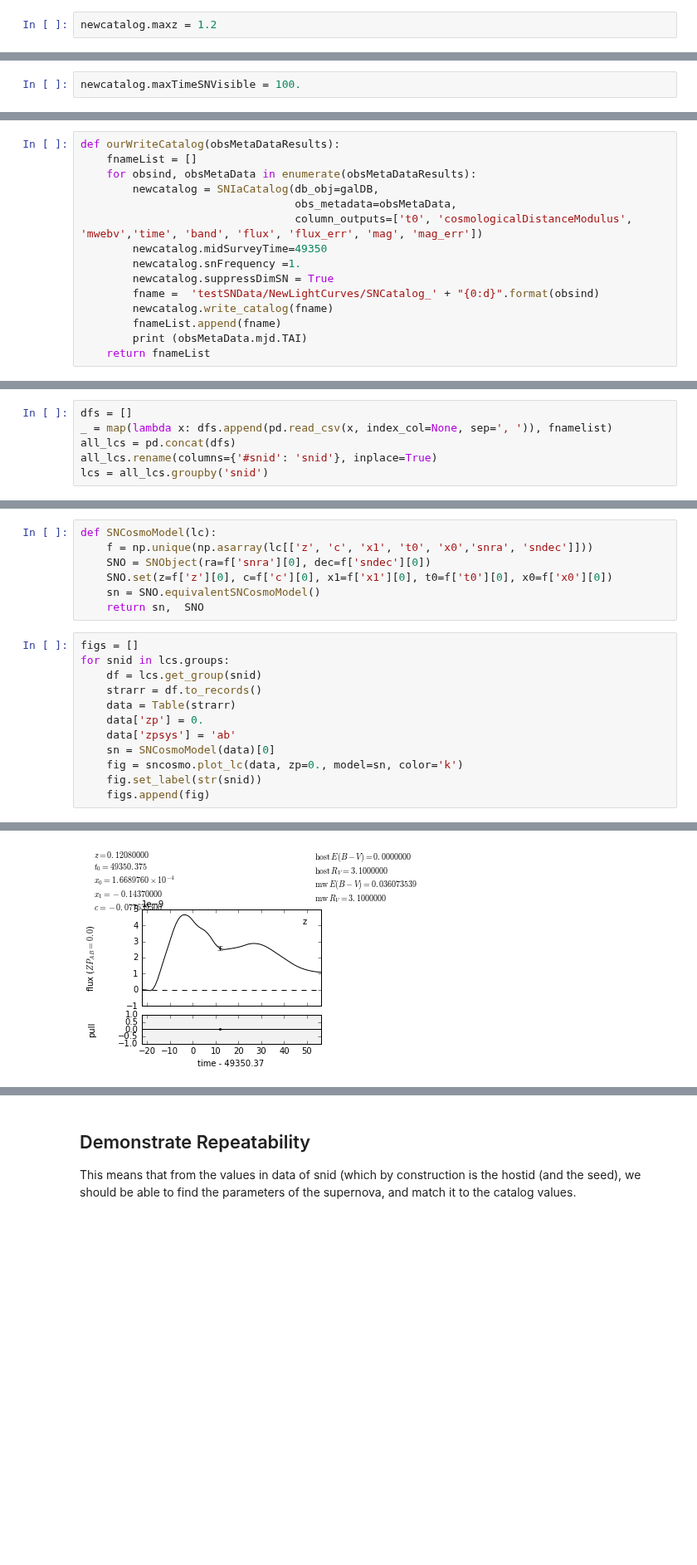
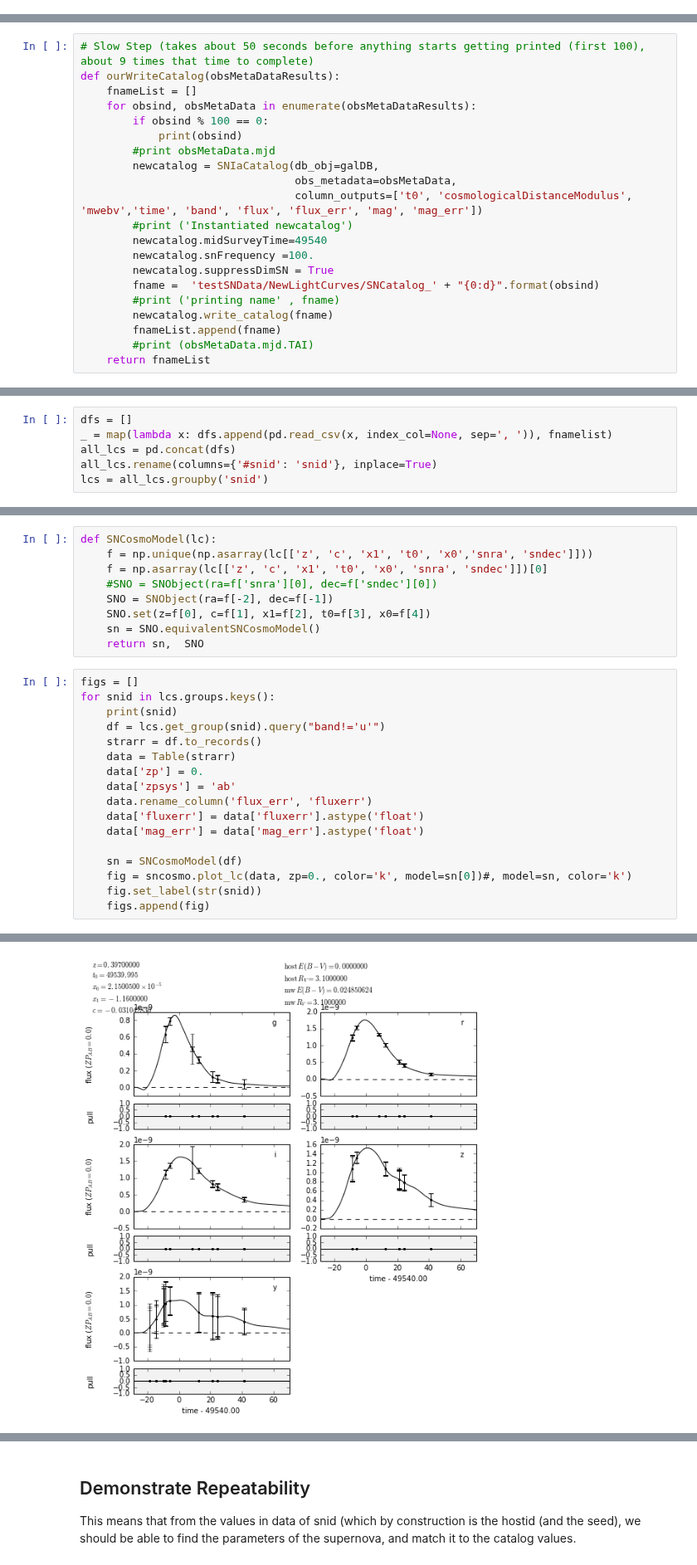
Before and after one commit to lsst-sims/legacy_sims_catUtils, a Jupyter notebook: examples/SNCatalog_example.ipynb, the cells around one changed output, grey strips where cells are left out. Shown at 83% size. Saved outputs shown, nothing was run; the diff lists cells and outputs as text; blank space fills up the shorter version.

Commit message:
SNCatalog example ipython notebook modified - more text explaining the exercise - Using OpSim 1189 (DDF 290) to get light curves 	modified:   ./examples/SNCatalog_example.ipynb

```diff
--- a/examples/SNCatalog_example.ipynb
+++ b/examples/SNCatalog_example.ipynb
@@ -301,2 +344,0 @@ print newcatalog.maxz
-# %%
-newcatalog.maxz = 1.2
@@ -307,2 +344,0 @@ newcatalog.column_outputs
-# %%
-newcatalog.maxTimeSNVisible = 100.
@@ -319,17 +345,23 @@ newcatalog.write_catalog('testSNData/NewLightCurves/NewFullCatalog.dat')
 # %%
+# Slow Step (takes about 50 seconds before anything starts getting printed (first 100), about 9 times that time to complete)
 def ourWriteCatalog(obsMetaDataResults):
     fnameList = []
     for obsind, obsMetaData in enumerate(obsMetaDataResults):
+        if obsind % 100 == 0:
+            print(obsind)
+        #print obsMetaData.mjd
         newcatalog = SNIaCatalog(db_obj=galDB,
                                  obs_metadata=obsMetaData,
                                  column_outputs=['t0', 'cosmologicalDistanceModulus', 'mwebv','time', 'band', 'flux', 'flux_err', 'mag', 'mag_err'])
-        newcatalog.midSurveyTime=49350
-        newcatalog.snFrequency =1.
+        #print ('Instantiated newcatalog')
+        newcatalog.midSurveyTime=49540
+        newcatalog.snFrequency =100.
         newcatalog.suppressDimSN = True
         fname =  'testSNData/NewLightCurves/SNCatalog_' + "{0:d}".format(obsind)
+        #print ('printing name' , fname)
         newcatalog.write_catalog(fname)
         fnameList.append(fname)
-        print (obsMetaData.mjd.TAI)
+        #print (obsMetaData.mjd.TAI)
     return fnameList
 # %%
 fnamelist = ourWriteCatalog(obsMetaDataResults)
@@ -402,20 +384,27 @@ LSST_BandPass = BandpassDict.loadTotalBandpassesFromFiles()
 # %%
 def SNCosmoModel(lc):
     f = np.unique(np.asarray(lc[['z', 'c', 'x1', 't0', 'x0','snra', 'sndec']]))
-    SNO = SNObject(ra=f['snra'][0], dec=f['sndec'][0])
-    SNO.set(z=f['z'][0], c=f['c'][0], x1=f['x1'][0], t0=f['t0'][0], x0=f['x0'][0])
+    f = np.asarray(lc[['z', 'c', 'x1', 't0', 'x0', 'snra', 'sndec']])[0]
+    #SNO = SNObject(ra=f['snra'][0], dec=f['sndec'][0])
+    SNO = SNObject(ra=f[-2], dec=f[-1])
+    SNO.set(z=f[0], c=f[1], x1=f[2], t0=f[3], x0=f[4])
     sn = SNO.equivalentSNCosmoModel()
     return sn,  SNO
 # %%
 figs = []
-for snid in lcs.groups:
-    df = lcs.get_group(snid)
+for snid in lcs.groups.keys():
+    print(snid)
+    df = lcs.get_group(snid).query("band!='u'")
     strarr = df.to_records()
     data = Table(strarr)
     data['zp'] = 0.
     data['zpsys'] = 'ab'
-    sn = SNCosmoModel(data)[0]
-    fig = sncosmo.plot_lc(data, zp=0., model=sn, color='k')
+    data.rename_column('flux_err', 'fluxerr')
+    data['fluxerr'] = data['fluxerr'].astype('float')
+    data['mag_err'] = data['mag_err'].astype('float')
+
+    sn = SNCosmoModel(df)
+    fig = sncosmo.plot_lc(data, zp=0., color='k', model=sn[0])#, model=sn, color='k')
     fig.set_label(str(snid))
     figs.append(fig)
 # %% [output]
@@ -422 +419 @@ for snid in lcs.groups:
-[figure, old version]
+[figure, new version]
```
Also changed, not shown: parts of 73 cells of this notebook.
